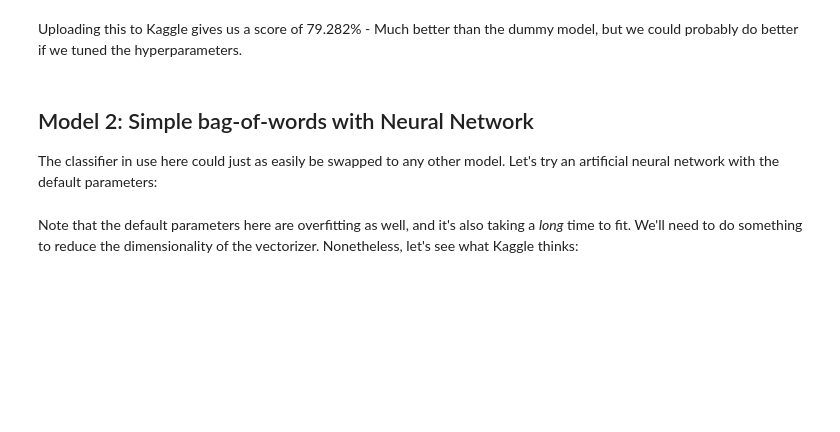
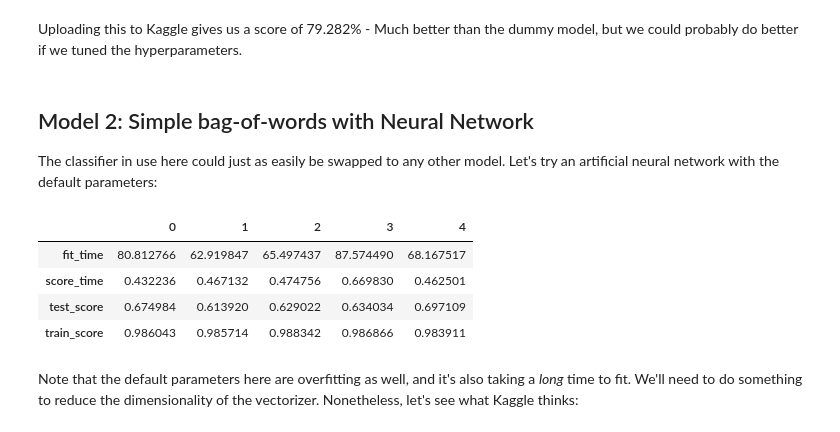
Before and after one commit to thehashtableslasher/ece6420_final, a Jupyter notebook: Report.ipynb, the cells around one changed output. Drawn from its saved outputs; the diff is of its cells as text; code cells hidden in the pictures; blank space fills up the shorter version.

```diff
--- a/Report.ipynb
+++ b/Report.ipynb
@@ -178,13 +185,19 @@ The classifier in use here could just as easily be swapped to any other model. L
 # %%
 from sklearn.neural_network import MLPClassifier
 
-#ct = make_column_transformer(
-#    (bow_vectorizer, "text"),
-#    ("drop", ["id", "keyword", "location"])
-#)
-#classifier = make_pipeline(ct, MLPClassifier(random_state=123))
+ct = make_column_transformer(
+    (bow_vectorizer, "text"),
+    ("drop", ["id", "keyword", "location"])
+)
+pipe = make_pipeline(ct, MLPClassifier(random_state=123))
 
-#pd.DataFrame(cross_validate(classifier, X_train, y_train, cv=5, return_train_score=True)).T
+pd.DataFrame(cross_validate(pipe, X_train, y_train, cv=5, return_train_score=True)).T
+# %% [output]
+|  | 0 | 1 | 2 | 3 | 4 |
+| fit_time | 80.812766 | 62.919847 | 65.497437 | 87.574490 | 68.167517 |
+| score_time | 0.432236 | 0.467132 | 0.474756 | 0.669830 | 0.462501 |
+| test_score | 0.674984 | 0.613920 | 0.629022 | 0.634034 | 0.697109 |
+| train_score | 0.986043 | 0.985714 | 0.988342 | 0.986866 | 0.983911 |
 # %% [markdown]
 Note that the default parameters here are overfitting as well, and it's also taking a _long_ time to fit. We'll need to do something to reduce the dimensionality of the vectorizer. Nonetheless, let's see what Kaggle thinks:
 # %%
```
Also changed, not shown: parts of 29 cells of this notebook, 1 other file.
